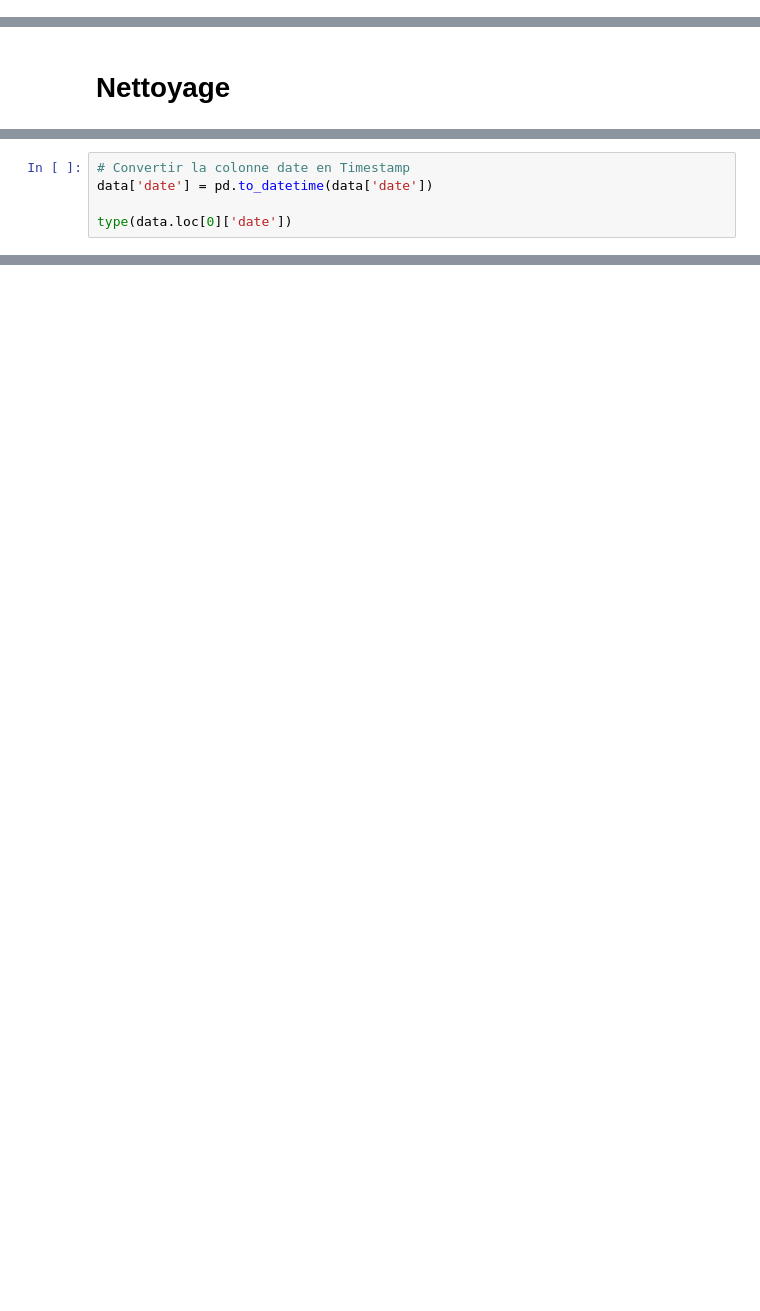
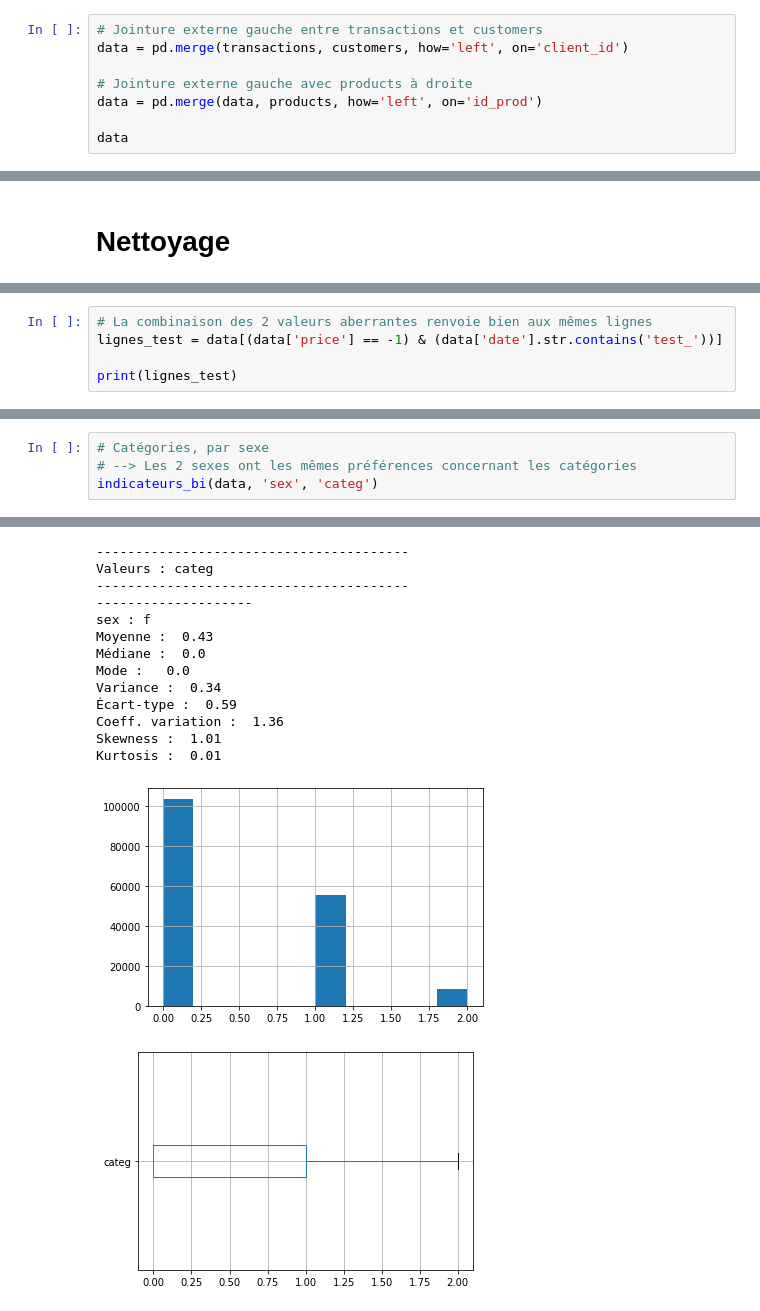
Before and after one commit to gllmfrnr/oc-da, a Jupyter notebook: p4/p4.ipynb, the cells around one changed output, grey strips where cells are left out. Cells and saved outputs as stored; diff of their text form; blank space fills up the shorter version.

```diff
--- a/p4/p4.ipynb
+++ b/p4/p4.ipynb
@@ -446,0 +362,8 @@ Nombre de duplicats : 0
+# %%
+# Jointure externe gauche entre transactions et customers
+data = pd.merge(transactions, customers, how='left', on='client_id')
+
+# Jointure externe gauche avec products à droite
+data = pd.merge(data, products, how='left', on='id_prod')
+
+data
@@ -561,5 +405,0 @@ Nombre de lignes après nettoyage : 336816
-# %%
-# Convertir la colonne date en Timestamp
-data['date'] = pd.to_datetime(data['date'])
-
-type(data.loc[0]['date'])
@@ -821,0 +457,5 @@ Indice de Gini : 0.4
+# %%
+# La combinaison des 2 valeurs aberrantes renvoie bien aux mêmes lignes
+lignes_test = data[(data['price'] == -1) & (data['date'].str.contains('test_'))]
+
+print(lignes_test)
@@ -821,0 +759,5 @@ Indice de Gini : 0.4
+# %%
+# Catégories, par sexe
+# --> Les 2 sexes ont les mêmes préférences concernant les catégories
+indicateurs_bi(data, 'sex', 'categ')
+# %% [output]
@@ -821,0 +766,15 @@ Indice de Gini : 0.4
+----------------------------------------
+Valeurs : categ
+----------------------------------------
+--------------------
+sex : f
+Moyenne :  0.43
+Médiane :  0.0
+Mode :   0.0
+Variance :  0.34
+Écart-type :  0.59
+Coeff. variation :  1.36
+Skewness :  1.01
+Kurtosis :  0.01
+[figure, added]
+[figure, added]
```
Also changed, not shown: parts of 110 cells of this notebook.
